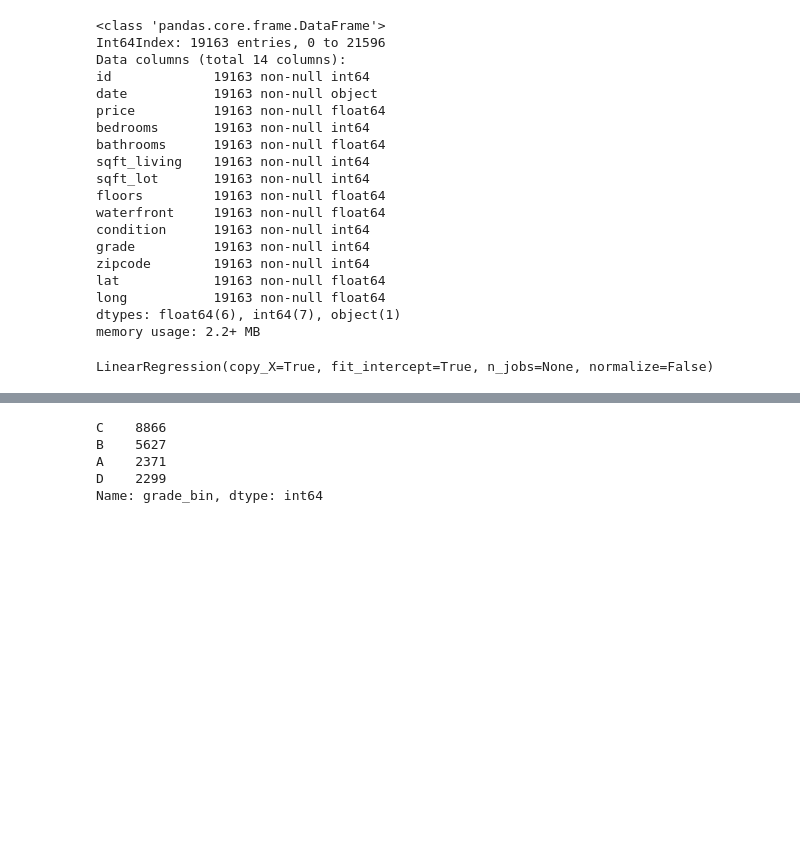
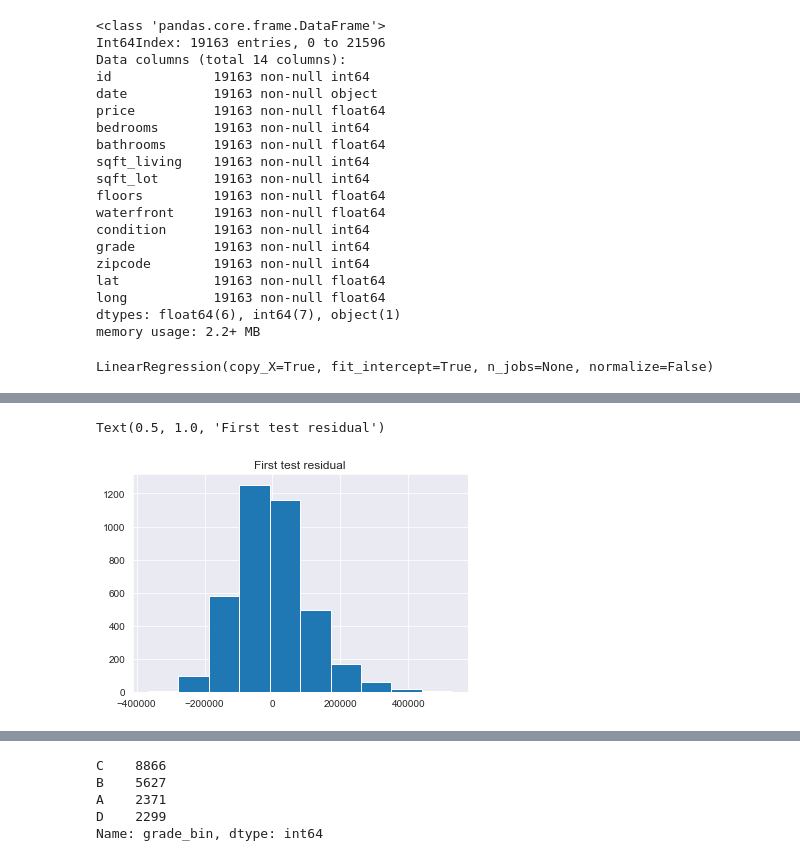
Before and after one commit to Aper012/dsc-phase-2-project, a Jupyter notebook: Project2.ipynb, the cells around one changed output, grey strips where cells are left out. Drawn from its saved outputs; the diff is of its cells as text; code cells hidden in the pictures; blank space fills up the shorter version.

```diff
--- a/Project2.ipynb
+++ b/Project2.ipynb
@@ -857,3 +857,9 @@ statsmodels.graphics.gofplots.qqplot(residuals, line = 'r')
+# %%
+residuals_1.hist()
+plt.title('First test residual')
+# %% [output]
+Text(0.5, 1.0, 'First test residual')
+[figure, added]
 # %%
 np.sqrt(mse_test) / df_low_prices.price.mean()
 # %% [output]
```
Also changed, not shown: parts of 23 cells of this notebook.
